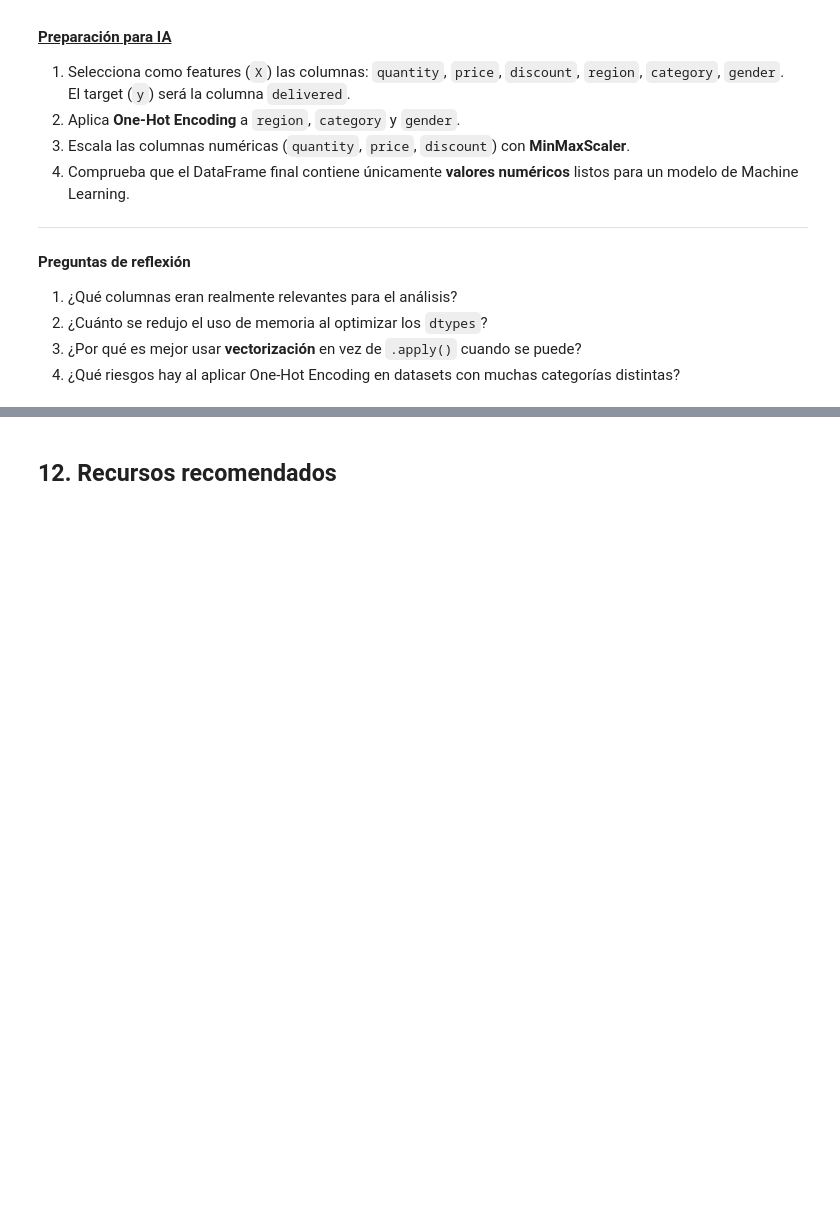
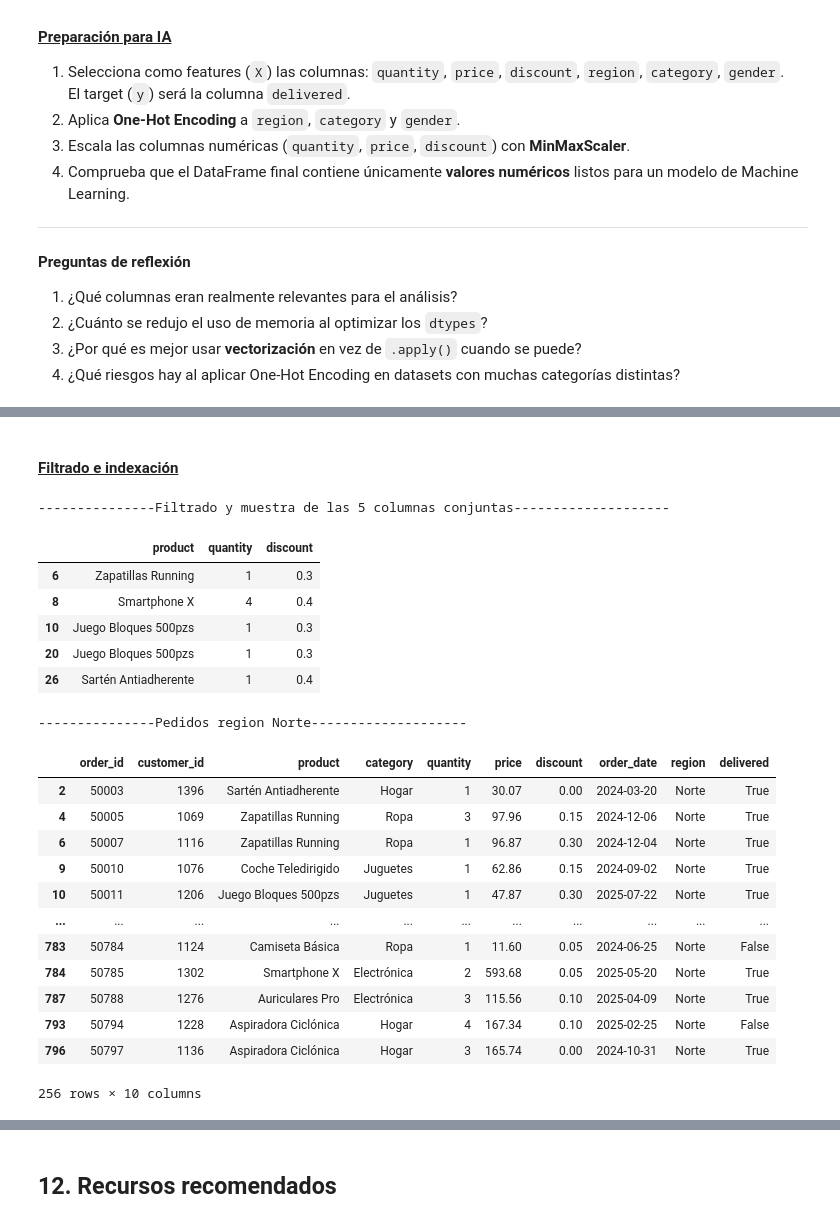
Before and after one commit to Santo53/Lenguajes-de-Programacion-para-IA, a Jupyter notebook: Clases/Clase 3 Alebra Lineal mas Analisis/Sesion_3_Analisis_y_Manipulacion_de_Datos.ipynb, the cells around one changed output, grey strips where cells are left out. Saved outputs shown, nothing was run; the diff lists cells and outputs as text; code cells hidden in the pictures; blank space fills up the shorter version.

```diff
--- a/Clases/Clase 3 Alebra Lineal mas Analisis/Sesion_3_Analisis_y_Manipulacion_de_Datos.ipynb
+++ b/Clases/Clase 3 Alebra Lineal mas Analisis/Sesion_3_Analisis_y_Manipulacion_de_Datos.ipynb
@@ -1293,0 +1137,6 @@ El archivo `clientes.csv` contiene las siguientes columnas:
+# %%
+# Recogemos el path
+path = os.path.join(os.getcwd(),'datos_ejercicio_integrador', 'ventas.csv')
+
+# importamos el dataset
+vts = pd.read_csv(path)
@@ -1293,0 +1210,8 @@ El archivo `clientes.csv` contiene las siguientes columnas:
+# %%
+# Remplazamos las columnas con el valor solicitado
+vts['discount'] = vts['discount'].fillna(0)
+vts['region'] = vts['region'].fillna(vts['region'].mode().iloc[0])
+
+# Chequeamos el nuevo dataset
+display(vts.isnull().sum())
+print(f'La cantidad de columnas con Nans despues de la correccion es de {vts.isna().any().sum()}')
@@ -1293,0 +1294,32 @@ El archivo `clientes.csv` contiene las siguientes columnas:
+# %% [markdown]
+#### <u>Filtrado e indexación</u>
+# %%
+# Datos filtrados con condicional
+
+print('-'*15 + 'Filtrado y muestra de las 5 columnas conjuntas' + '-'*20)
+display(vts[(vts['quantity'] > 0.3) & (vts['discount'] > 0.2)][['product', 'quantity', 'discount']].head(5))
+
+print('-'*15 + 'Pedidos region Norte' + '-'*20)
+display(vts.loc[vts['region'] == 'Norte'])
+# %% [output]
+---------------Filtrado y muestra de las 5 columnas conjuntas--------------------
+|  | product | quantity | discount |
+| 6 | Zapatillas Running | 1 | 0.3 |
+| 8 | Smartphone X | 4 | 0.4 |
+| 10 | Juego Bloques 500pzs | 1 | 0.3 |
+| 20 | Juego Bloques 500pzs | 1 | 0.3 |
+| 26 | Sartén Antiadherente | 1 | 0.4 |
+---------------Pedidos region Norte--------------------
+|  | order_id | customer_id | product | category | quantity | price | discount | order_date | region | delivered |
+| 2 | 50003 | 1396 | Sartén Antiadherente | Hogar | 1 | 30.07 | 0.00 | 2024-03-20 | Norte | True |
+| 4 | 50005 | 1069 | Zapatillas Running | Ropa | 3 | 97.96 | 0.15 | 2024-12-06 | Norte | True |
+| 6 | 50007 | 1116 | Zapatillas Running | Ropa | 1 | 96.87 | 0.30 | 2024-12-04 | Norte | True |
+| 9 | 50010 | 1076 | Coche Teledirigido | Juguetes | 1 | 62.86 | 0.15 | 2024-09-02 | Norte | True |
+| 10 | 50011 | 1206 | Juego Bloques 500pzs | Juguetes | 1 | 47.87 | 0.30 | 2025-07-22 | Norte | True |
+| ... | ... | ... | ... | ... | ... | ... | ... | ... | ... | ... |
+| 783 | 50784 | 1124 | Camiseta Básica | Ropa | 1 | 11.60 | 0.05 | 2024-06-25 | Norte | False |
+| 784 | 50785 | 1302 | Smartphone X | Electrónica | 2 | 593.68 | 0.05 | 2025-05-20 | Norte | True |
+| 787 | 50788 | 1276 | Auriculares Pro | Electrónica | 3 | 115.56 | 0.10 | 2025-04-09 | Norte | True |
+| 793 | 50794 | 1228 | Aspiradora Ciclónica | Hogar | 4 | 167.34 | 0.10 | 2025-02-25 | Norte | False |
+| 796 | 50797 | 1136 | Aspiradora Ciclónica | Hogar | 3 | 165.74 | 0.00 | 2024-10-31 | Norte | True |
+256 rows × 10 columns
```
Also changed, not shown: parts of 42 cells of this notebook, 3 other files.
